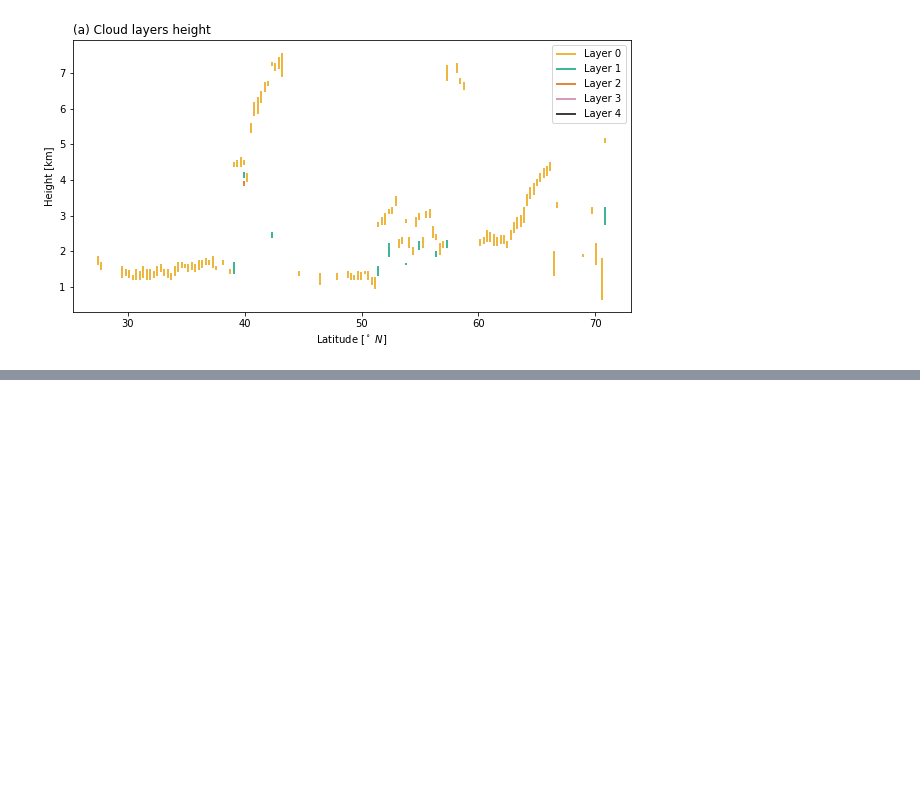
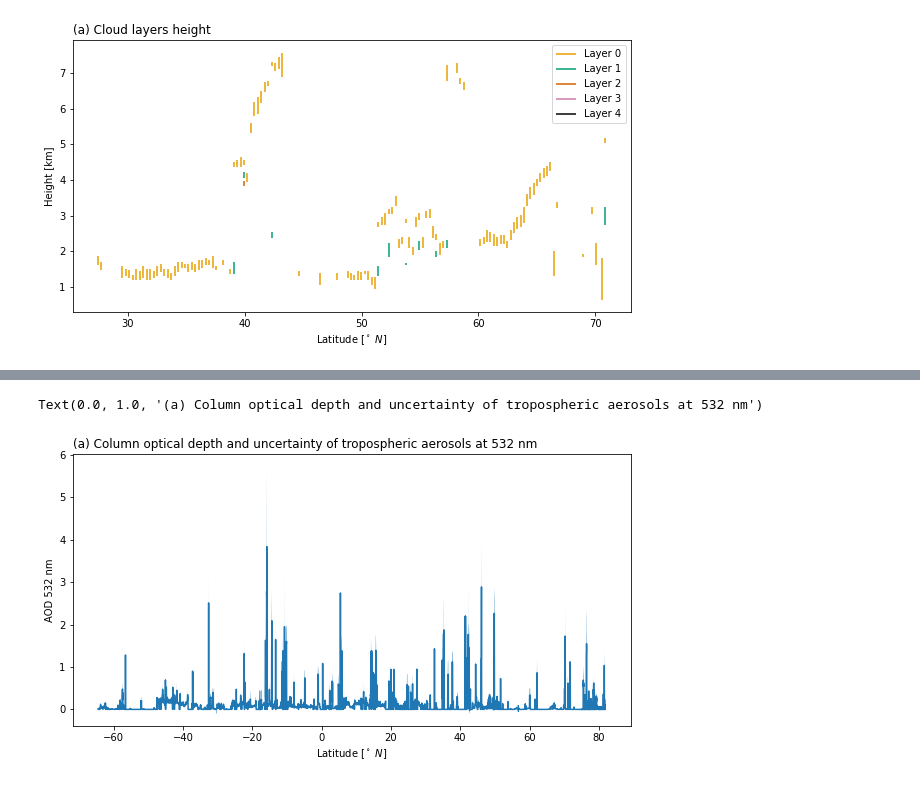
Before and after one commit to SEE-GEO/pansat, a Jupyter notebook: notebooks/products/calipso.ipynb, the cells around one changed output, grey strips where cells are left out. Drawn from its saved outputs; the diff is of its cells as text; code cells hidden in the pictures; blank space fills up the shorter version.

Commit message:
Adding Calipso-product 05kmAPro

```diff
--- a/notebooks/products/calipso.ipynb
+++ b/notebooks/products/calipso.ipynb
@@ -82,0 +88,6 @@ Text(0.0, 1.0, '(b) Number of cloud layers')
+# %%
+from pansat.products.satellite.calipso import apro5km
+
+files_alay = apro5km.download(t_0, t_1)
+dataset = apro5km.open(files_alay[0])
+display(dataset)
@@ -82,0 +112,18 @@ Text(0.0, 1.0, '(b) Number of cloud layers')
+# %%
+%matplotlib inline
+import matplotlib.pyplot as plt
+
+lats = dataset.latitude[:,1]
+aod = dataset.column_optical_depth_tropospheric_aerosols_532[:, 0]
+aod_uncert = dataset.column_optical_depth_tropospheric_aerosols_uncertainty_532[:, 0]
+aod_uncert = aod_uncert.where(aod_uncert != -9999.)
+
+plt.figure(figsize=(10, 5))
+plt.plot(lats, aod)
+plt.fill_between(lats, aod+aod_uncert, aod-aod_uncert)
+plt.xlabel(r"Latitude [$^\circ\ N$]")
+plt.ylabel("AOD 532 nm")
+plt.title("(a) Column optical depth and uncertainty of tropospheric aerosols at 532 nm", loc="left")
+# %% [output]
+Text(0.0, 1.0, '(a) Column optical depth and uncertainty of tropospheric aerosols at 532 nm')
+[figure, added]
```
Also changed, not shown: parts of 8 cells of this notebook, 2 other files.
